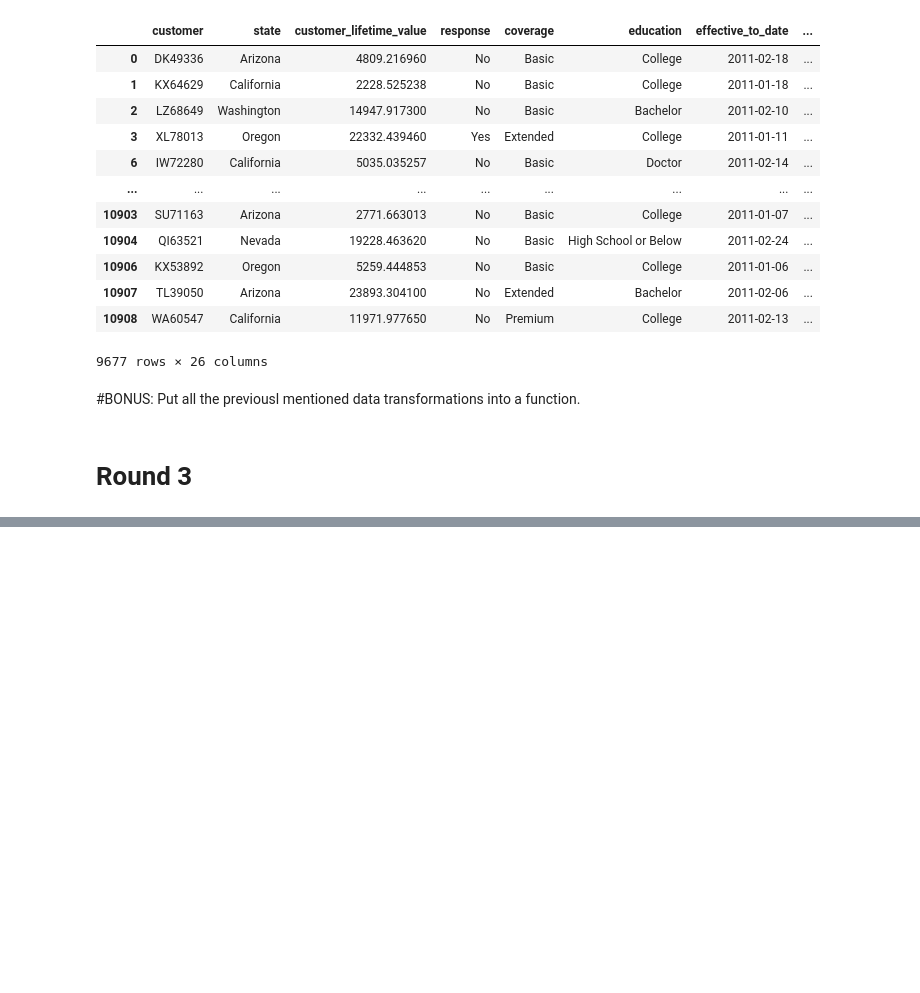
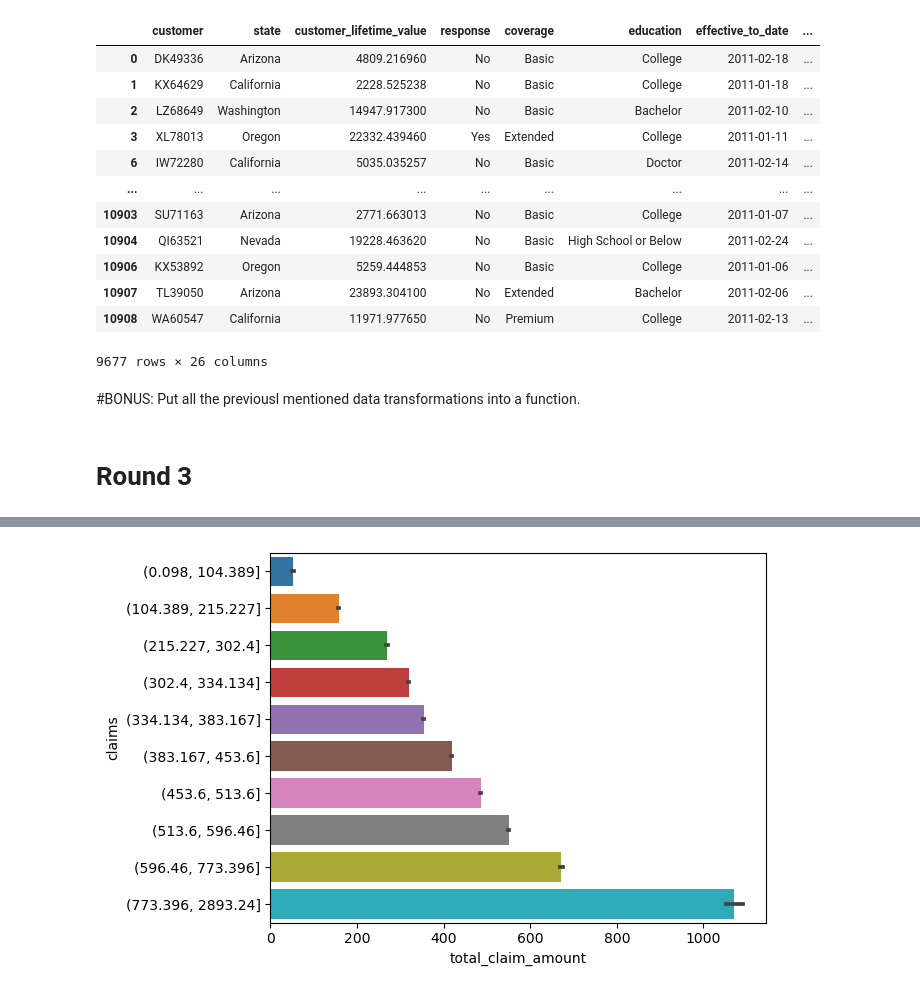
Before and after one commit to jochabo/lab-customer-analysis-round-2, a Jupyter notebook: files_for_lab/csv_files/Lab Customer Analysis Round 2.ipynb, the cells around one changed output, grey strips where cells are left out. Cells and saved outputs as stored; diff of their text form; code cells hidden in the pictures; blank space fills up the shorter version.

```diff
--- a/files_for_lab/csv_files/Lab Customer Analysis Round 2.ipynb
+++ b/files_for_lab/csv_files/Lab Customer Analysis Round 2.ipynb
@@ -360,0 +453,10 @@ data_mca_Q1
+# %%
+# Show a plot of the response rate by the total claim amount.
+#perform data binning on points variable with specific quantiles and labels
+data_mca['claims'] = pd.qcut(data_mca['total_claim_amount'], q=10)
+data_mca
+
+sns.barplot(x = data_mca['total_claim_amount'],y=data_mca['claims'] ,data=data_mca)
+plt.show()
+# %% [output]
+[figure, added]
```
Also changed, not shown: parts of 10 cells of this notebook.
